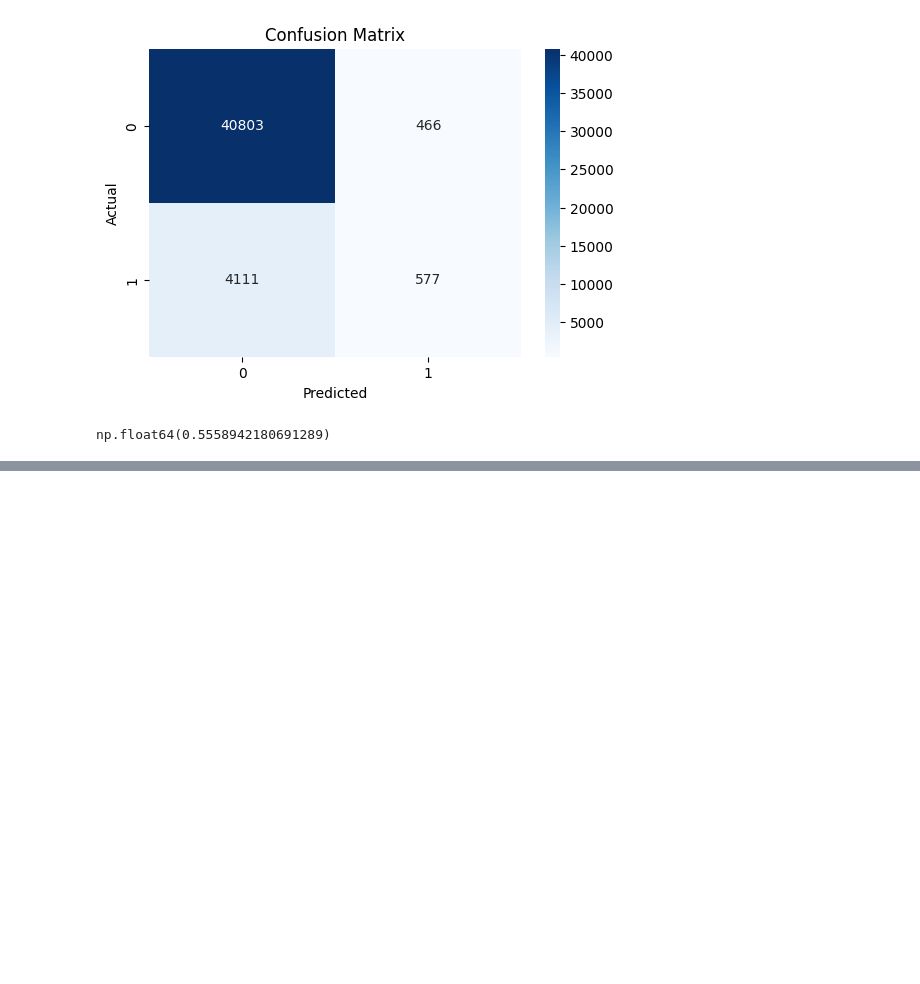
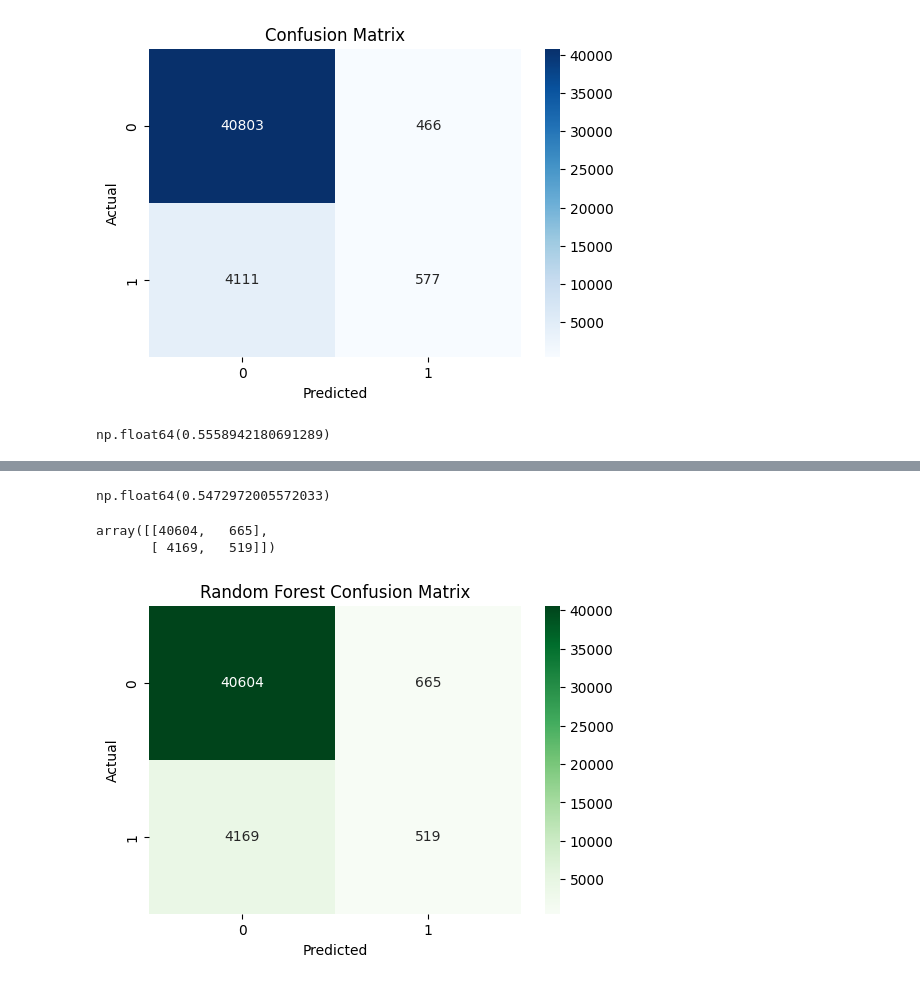
Before and after one commit to lakshmikanth72/Healthcare-Risk-Prediction-Analytics, a Jupyter notebook: healthcare_eda.ipynb, the cells around one changed output, grey strips where cells are left out. Drawn from its saved outputs; the diff is of its cells as text; code cells hidden in the pictures; blank space fills up the shorter version.

Commit message:
Add files via upload
WEEK 1, DAY 4 :
model: implemented random forest model and feature importance analysis

```diff
--- a/healthcare_eda.ipynb
+++ b/healthcare_eda.ipynb
@@ -283,0 +286,7 @@ np.float64(0.5558942180691289)
+# %%
+rf_model = RandomForestClassifier(
+    n_estimators=100,
+    random_state=42
+)
+# %%
+rf_model.fit(X_train, y_train)
@@ -283,0 +295,2 @@ np.float64(0.5558942180691289)
+# %%
+rf_pred = rf_model.predict(X_test)
@@ -283,0 +312,30 @@ np.float64(0.5558942180691289)
+# %%
+roc_auc_score(y_test, rf_pred)
+# %% [output]
+np.float64(0.5472972005572033)
+# %%
+rf_cm = confusion_matrix(y_test, rf_pred)
+
+rf_cm
+# %% [output]
+array([[40604,   665],
+       [ 4169,   519]])
+# %%
+plt.figure(figsize=(6,4))
+
+sns.heatmap(
+    rf_cm,
+    annot=True,
+    fmt='d',
+    cmap='Greens'
+)
+
+plt.title("Random Forest Confusion Matrix")
+
+plt.xlabel("Predicted")
+
+plt.ylabel("Actual")
+
+plt.show()
+# %% [output]
+[figure, added]
```
Also changed, not shown: parts of 12 cells of this notebook.
